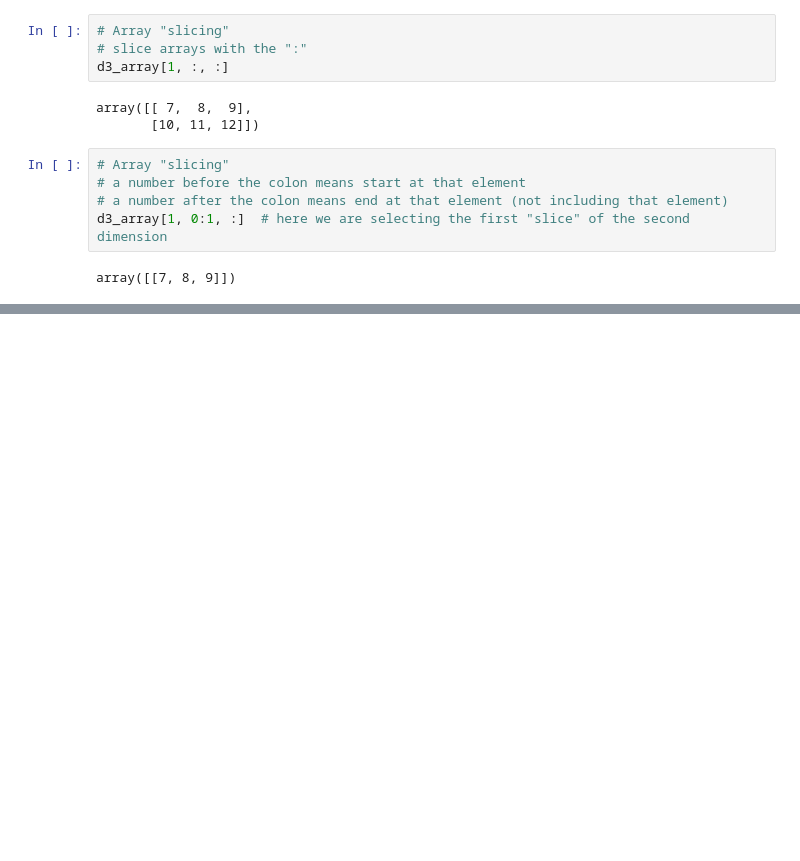
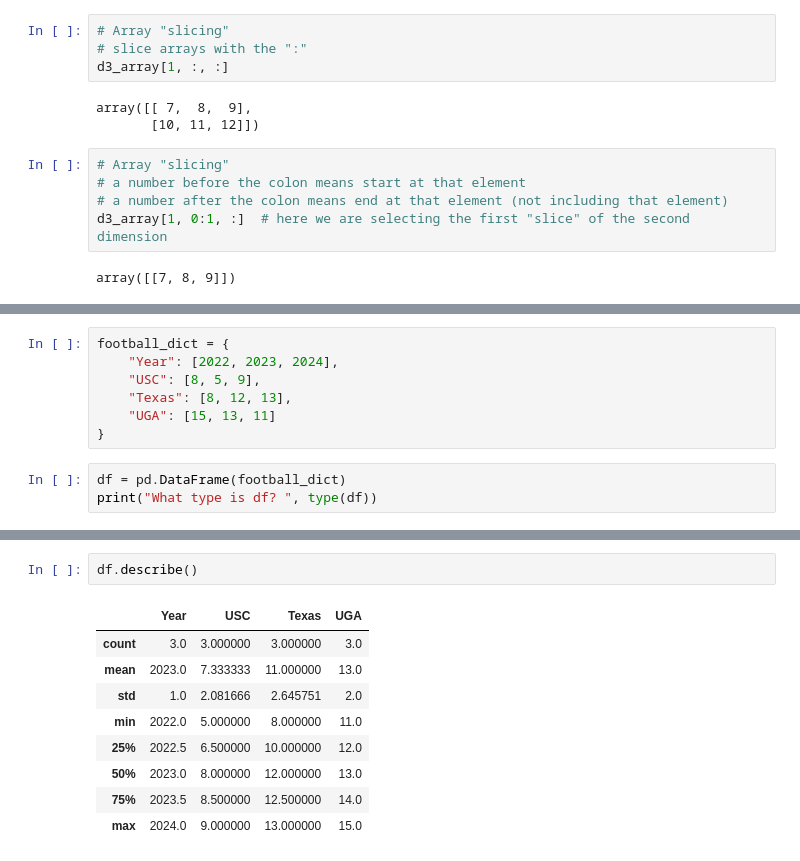
Before and after one commit to yemredemirci/CompEcon_Fall25, a Jupyter notebook: Python/InClass_PythonBasics.ipynb, the cells around one changed output, grey strips where cells are left out. Cells and saved outputs as stored; diff of their text form; blank space fills up the shorter version.

```diff
--- a/Python/InClass_PythonBasics.ipynb
+++ b/Python/InClass_PythonBasics.ipynb
@@ -273,0 +316,10 @@ array([[7, 8, 9]])
+# %%
+football_dict = {
+    "Year": [2022, 2023, 2024],
+    "USC": [8, 5, 9],
+    "Texas": [8, 12, 13],
+    "UGA": [15, 13, 11]
+}
+# %%
+df = pd.DataFrame(football_dict)
+print("What type is df? ", type(df))
@@ -273,0 +335,12 @@ array([[7, 8, 9]])
+# %%
+df.describe()
+# %% [output]
+|  | Year | USC | Texas | UGA |
+| count | 3.0 | 3.000000 | 3.000000 | 3.0 |
+| mean | 2023.0 | 7.333333 | 11.000000 | 13.0 |
+| std | 1.0 | 2.081666 | 2.645751 | 2.0 |
+| min | 2022.0 | 5.000000 | 8.000000 | 11.0 |
+| 25% | 2022.5 | 6.500000 | 10.000000 | 12.0 |
+| 50% | 2023.0 | 8.000000 | 12.000000 | 13.0 |
+| 75% | 2023.5 | 8.500000 | 12.500000 | 14.0 |
+| max | 2024.0 | 9.000000 | 13.000000 | 15.0 |
```
Also changed, not shown: parts of 15 cells of this notebook.
